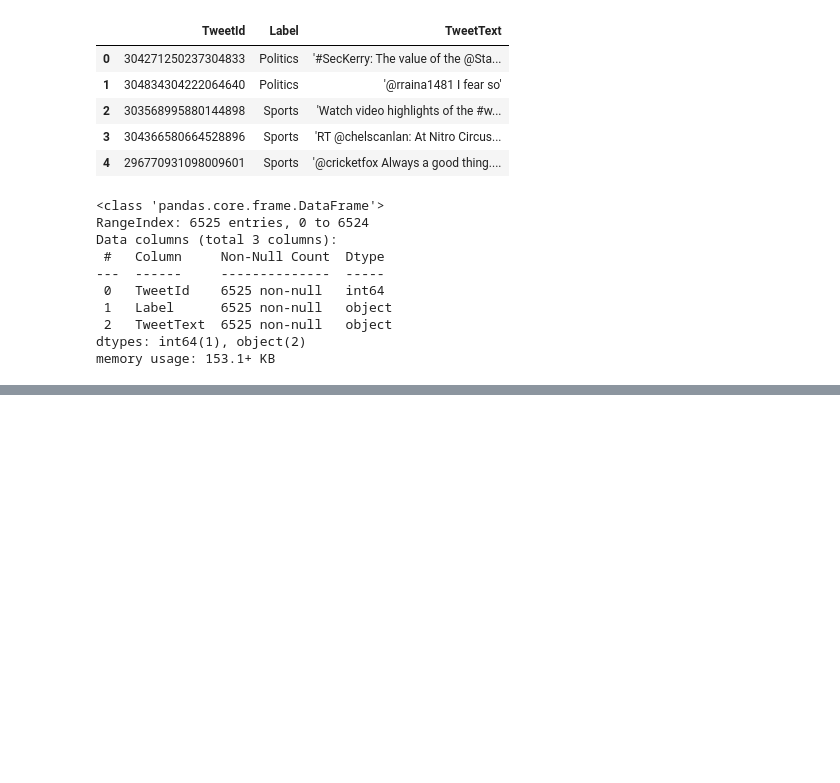
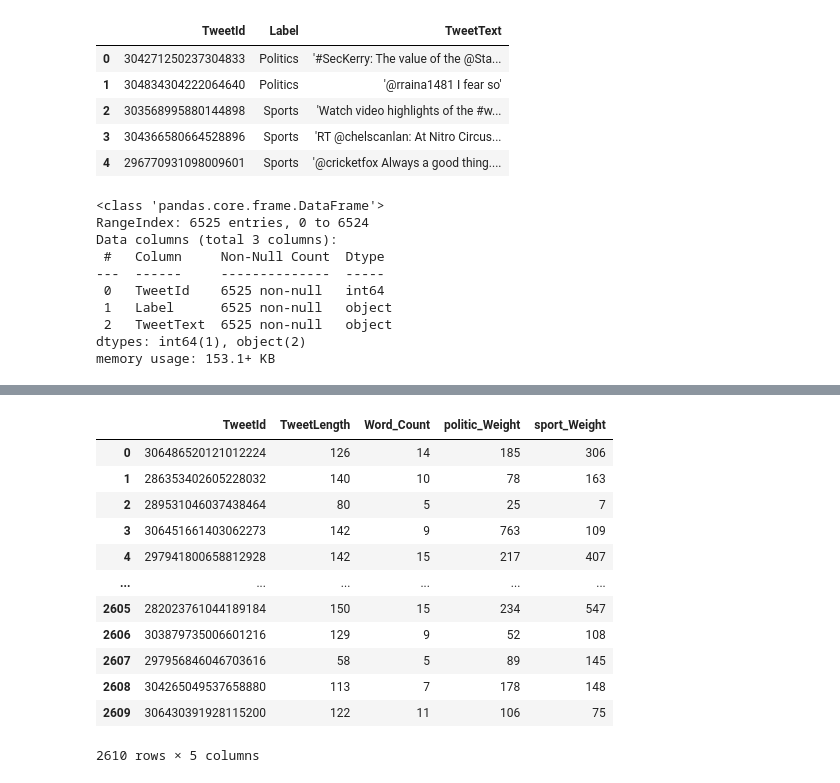
Before and after one commit to ayoubachak/deeptweets, a Jupyter notebook: main.ipynb, the cells around one changed output, grey strips where cells are left out. Cells and saved outputs as stored; diff of their text form; code cells hidden in the pictures; blank space fills up the shorter version.

```diff
--- a/main.ipynb
+++ b/main.ipynb
@@ -58,0 +270,16 @@ memory usage: 153.1+ KB
+# %%
+test_copy
+# %% [output]
+|  | TweetId | TweetLength | Word_Count | politic_Weight | sport_Weight |
+| 0 | 306486520121012224 | 126 | 14 | 185 | 306 |
+| 1 | 286353402605228032 | 140 | 10 | 78 | 163 |
+| 2 | 289531046037438464 | 80 | 5 | 25 | 7 |
+| 3 | 306451661403062273 | 142 | 9 | 763 | 109 |
+| 4 | 297941800658812928 | 142 | 15 | 217 | 407 |
+| ... | ... | ... | ... | ... | ... |
+| 2605 | 282023761044189184 | 150 | 15 | 234 | 547 |
+| 2606 | 303879735006601216 | 129 | 9 | 52 | 108 |
+| 2607 | 297956846046703616 | 58 | 5 | 89 | 145 |
+| 2608 | 304265049537658880 | 113 | 7 | 178 | 148 |
+| 2609 | 306430391928115200 | 122 | 11 | 106 | 75 |
+2610 rows × 5 columns
```
Also changed, not shown: parts of 21 cells of this notebook.
